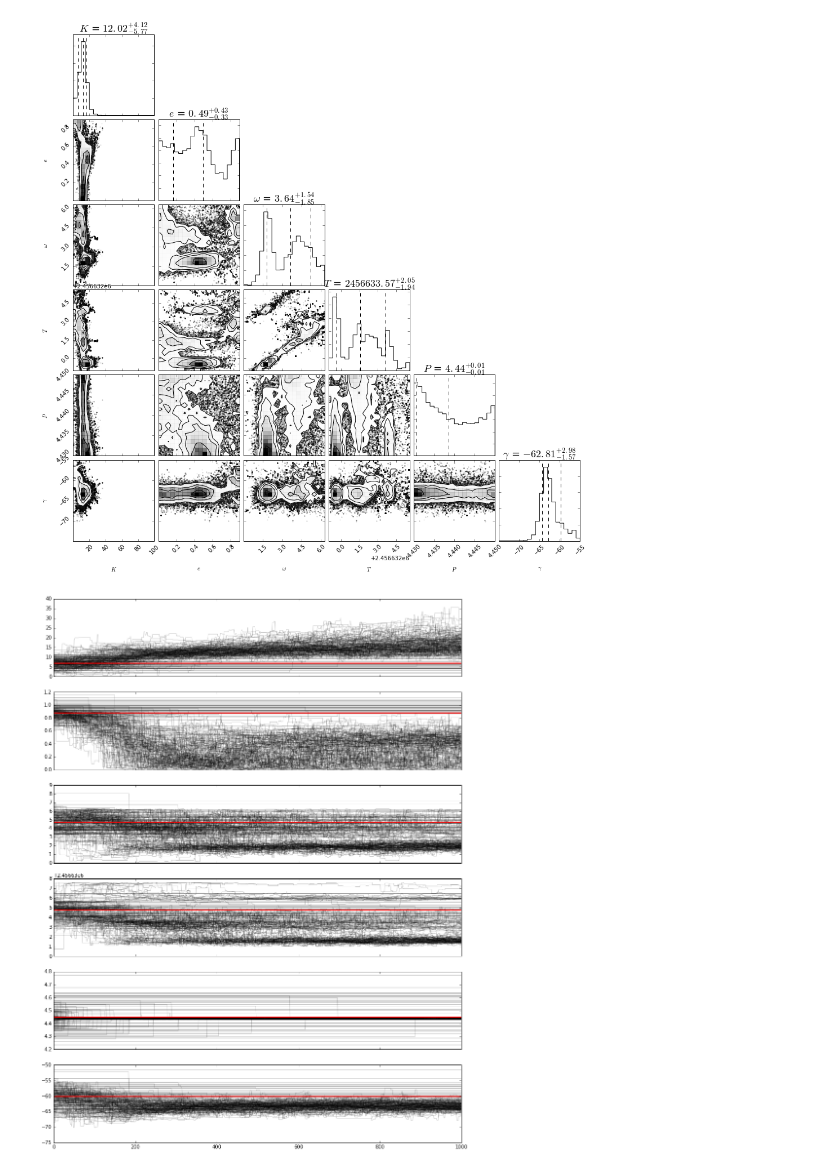
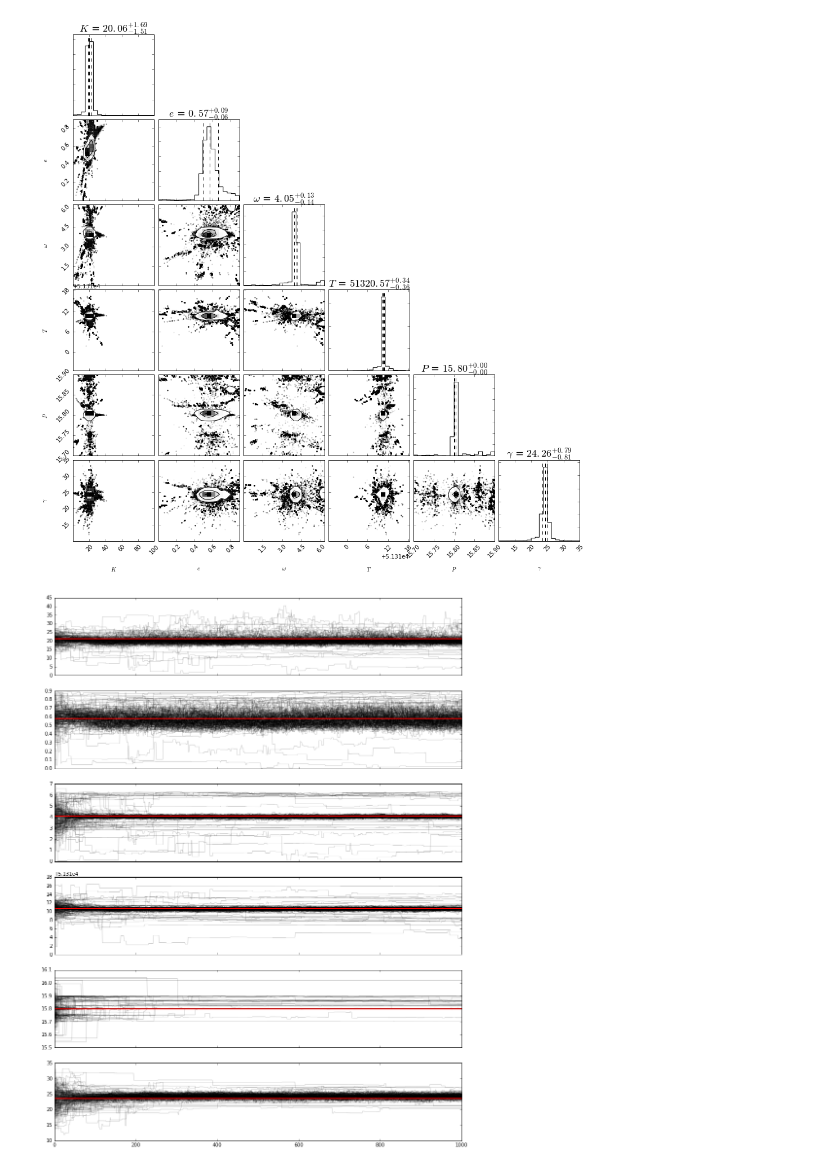
Before and after one commit to jacob-i-skinner/Orbit-Fitting, a Jupyter notebook: Master.ipynb, the cells around one changed output. Drawn from its saved outputs; the diff is of its cells as text; code cells hidden in the pictures.

Commit message:
Important bug fix
Caught an error in the phasing function; was accounting for T twice,
moved it to the RV curve plotting only.

This fixed horizontal offset error in my fits.

```diff
--- a/Master.ipynb
+++ b/Master.ipynb
@@ -8,7 +8,7 @@ import functions as f
 from scipy import stats
 from matplotlib import pyplot as plt
 %matplotlib inline
-filename     = 'Systems/2M03450783+3102335/4586_2M03450783+3102335_rvs.tbl'
+filename     = 'Systems/DQ Tau/DQ Tau.tbl'
 system       = np.genfromtxt(filename, skip_header=1, usecols=(0, 1, 2))
 
 #define-variables------------------------------------------------------------------------------------------------#
@@ -16,8 +16,8 @@ system       = np.genfromtxt(filename, skip_header=1, usecols=(0, 1, 2))
 JD, RVp, RVs = [datum[0] for datum in system], [datum[1] for datum in system], [datum[2] for datum in system]
 JDp, JDs     = JD, JD
 samples      = 1000
-max_period   = 9
-power_cutoff = 0.7
+max_period   = 20
+power_cutoff = 0.25
 ndim, nwalkers, nsteps = 6, 200, 1000
 
 #define-functions------------------------------------------------------------------------------------------------#
@@ -40,17 +40,18 @@ initialGuessNoE= f.initialGuessNoE
 
 #now-do-things!--------------------------------------------------------------------------------------------------#
 
-#plot Wilkinson plot (mass ratio)
+#Secondary v Primary plot (mass ratio)
 mass_ratio, intercept, r_squared, standard_error, slope_error = massRatio(RVs,RVp, system)
 fig = plt.figure(figsize=(5,5))
 ax = plt.subplot(111)
 ax.plot(RVs, RVp, 'k.')
+ax.set_title('Correlation of Secondary and Primary RVs')
 x, y = np.array([np.nanmin(RVs), np.nanmax(RVs)]),-mass_ratio*np.array([np.nanmin(RVs),
                                                                         np.nanmax(RVs)])+intercept
 ax.plot(x, y)
 ax.set_ylabel('Primary Velocity', size='15')
 ax.set_xlabel('Secondary Velocity', size='15')
-print('mass ratio is ', mass_ratio, "+/-", slope_error)
+print('mass ratio is ', mass_ratio, "+/-", standard_error)
 
 #check RV measurements for the need to be adjusted and adjust them if so
 JDp, RVp = adjustment(JD, RVp)
@@ -97,8 +98,8 @@ ax.set_title('')
 #plot phased RVs
 fig = plt.figure(figsize=(8,3))
 ax = plt.subplot(111)
-ax.plot(phases(maxima(power_cutoff, x, y, y2)[-1], 0, JDp), RVp, 'k.')
-ax.plot(phases(maxima(power_cutoff, x, y, y2)[-1], 0, JDs), RVs, 'r.')
+ax.plot(phases(maxima(power_cutoff, x, y, y2)[0], JDp), RVp, 'k.')
+ax.plot(phases(maxima(power_cutoff, x, y, y2)[0], JDs), RVs, 'r.')
 ax.set_title('')
 ax.set_xlabel('Orbital Phase', size='15')
 ax.set_ylabel('Radial Velocity', size='20')
@@ -116,8 +116,8 @@ Periodogram peaks above a power of 0.25: [ 1.18948405  1.24328784  2.66012081  4
 t0 = time.time()
 
 #constrain parameters
-lower_bounds = [0, 0, 0, JD[0]+((JD[-1]-JD[0])/2)-0.75*4.42, 4.43, -75]
-upper_bounds = [100, 0.9, 2*np.pi, JD[0]+((JD[-1]-JD[0])/2)+0.75*4.42, 4.45, -55]
+lower_bounds = [0, 0, 0, JD[0]+((JD[-1]-JD[0])/2)-0.75*15.8, 15.7, 10]
+upper_bounds = [100, 0.9, 2*np.pi, JD[0]+((JD[-1]-JD[0])/2)+0.75*15.8, 15.9, 35]
 
 initial_guess = initialGuess(lower_bounds, upper_bounds, JDp, RVp)
 
@@ -191,15 +191,11 @@ primary, secondary = RV(x, mass_ratio, [results[0][0], results[1][0], results[2]
 ax.plot(x/results[4][0], primary, 'b', lw=2)
 ax.plot(x/results[4][0], secondary, 'r', lw=2)
 ax.plot(x, np.ones(len(x))*results[5][0], 'k' , label='Systemic Velocity')
-ax.plot(phases(results[4][0], results[3][0], JDp), RVp, 'bs', label='Primary RV Data') #data phased to result period
-ax.plot(phases(results[4][0], results[3][0], JDs), RVs, 'rs', label='Secondary RV data')
+ax.plot(phases(results[4][0], JDp), RVp, 'bs', label='Primary RV Data') #data phased to result period
+ax.plot(phases(results[4][0], JDs), RVs, 'rs', label='Secondary RV data')
 ax.set_xlim([0,1])
 #plt.savefig('curve_results.png')
 
-for i, result in enumerate(sampler.sample(position, iterations=nsteps)):
-    if (i+1) % 100 == 0:
-        print("{0:5.1%}".format(float(i) / nsteps))
-
 t = time.time()
 print('Completed in ', int((t-t0)/60), ' minutes and ', int(((t-t0)/60-int((t-t0)/60))*60), 'seconds.')
 # %% [output]
@@ -217,2 +203,2 @@ Completed in  0  minutes and  28 seconds.
-[figure, old version]
+[figure, new version]
-[figure, old version]
+[figure, new version]
```
Also changed, not shown: parts of 3 cells of this notebook, 22 other files.
